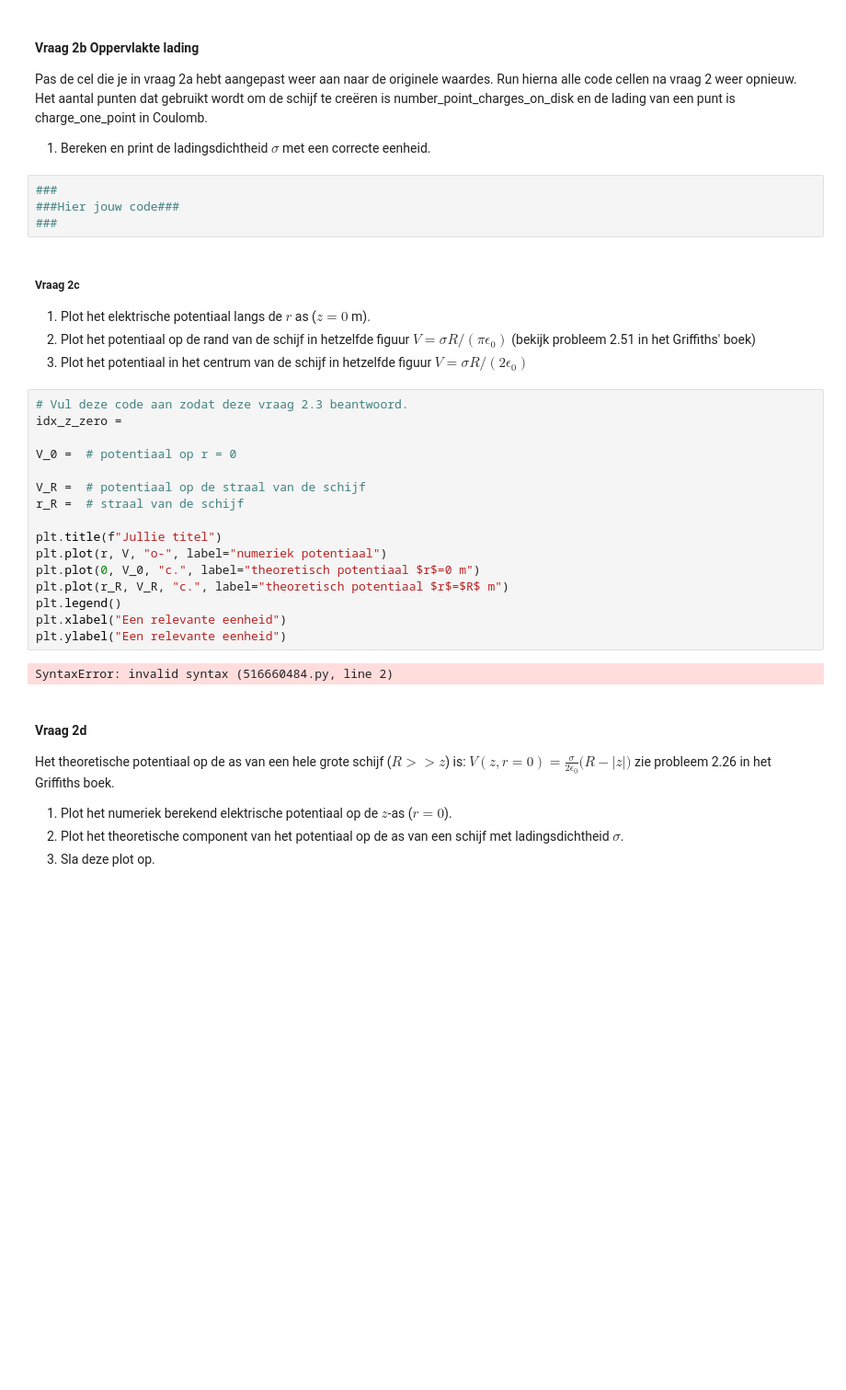
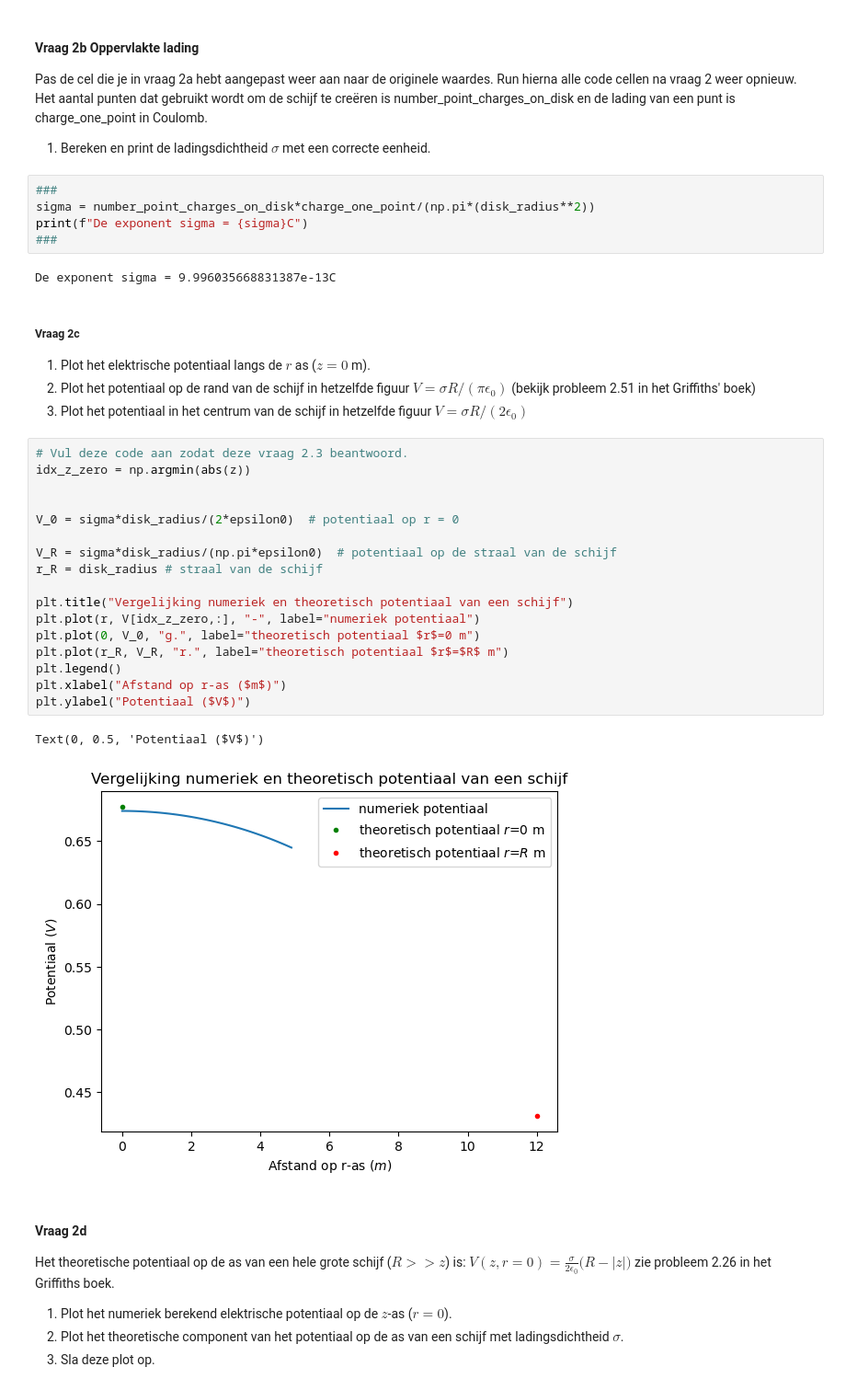
Before and after one commit to nvmeurs06/opdrachten-DEF-D, a Jupyter notebook: DigitaleOntwerpopdrachten/1CondensatorOpdracht/CondensatorOntwerpopdracht.ipynb, the cells around one changed output. Shown at 92% size. Cells and saved outputs as stored; diff of their text form; blank space fills up the shorter version.

```diff
--- a/DigitaleOntwerpopdrachten/1CondensatorOpdracht/CondensatorOntwerpopdracht.ipynb
+++ b/DigitaleOntwerpopdrachten/1CondensatorOpdracht/CondensatorOntwerpopdracht.ipynb
@@ -145,8 +192,11 @@ Het aantal punten dat gebruikt wordt om de schijf te creëren is number_point_ch
 1. Bereken en print de ladingsdichtheid $\sigma$ met een correcte eenheid.
 # %%
 ###
-###Hier jouw code###
+sigma = number_point_charges_on_disk*charge_one_point/(np.pi*(disk_radius**2))
+print(f"De exponent sigma = {sigma}C")
 ###
+# %% [output]
+De exponent sigma = 9.996035668831387e-13C
 # %% [markdown]
 ##### Vraag 2c
 
@@ -156,22 +206,24 @@ Het aantal punten dat gebruikt wordt om de schijf te creëren is number_point_ch
 3. Plot het potentiaal in het centrum van de schijf in hetzelfde figuur $V = \sigma R/(2 \epsilon_0)$
 # %%
 # Vul deze code aan zodat deze vraag 2.3 beantwoord.
-idx_z_zero =
+idx_z_zero = np.argmin(abs(z))
 
-V_0 =  # potentiaal op r = 0
 
-V_R =  # potentiaal op de straal van de schijf
-r_R =  # straal van de schijf
+V_0 = sigma*disk_radius/(2*epsilon0)  # potentiaal op r = 0
 
-plt.title(f"Jullie titel")
-plt.plot(r, V, "o-", label="numeriek potentiaal")
-plt.plot(0, V_0, "c.", label="theoretisch potentiaal $r$=0 m")
-plt.plot(r_R, V_R, "c.", label="theoretisch potentiaal $r$=$R$ m")
+V_R = sigma*disk_radius/(np.pi*epsilon0)  # potentiaal op de straal van de schijf
+r_R = disk_radius # straal van de schijf
+
+plt.title("Vergelijking numeriek en theoretisch potentiaal van een schijf")
+plt.plot(r, V[idx_z_zero,:], "-", label="numeriek potentiaal")
+plt.plot(0, V_0, "g.", label="theoretisch potentiaal $r$=0 m")
+plt.plot(r_R, V_R, "r.", label="theoretisch potentiaal $r$=$R$ m")
 plt.legend()
-plt.xlabel("Een relevante eenheid")
-plt.ylabel("Een relevante eenheid")
+plt.xlabel("Afstand op r-as ($m$)")
+plt.ylabel("Potentiaal ($V$)")
 # %% [output]
-SyntaxError: invalid syntax (516660484.py, line 2)
+Text(0, 0.5, 'Potentiaal ($V$)')
+[figure, added]
 # %% [markdown]
 #### Vraag 2d
 
```
Also changed, not shown: parts of 13 cells of this notebook, 6 other files.
